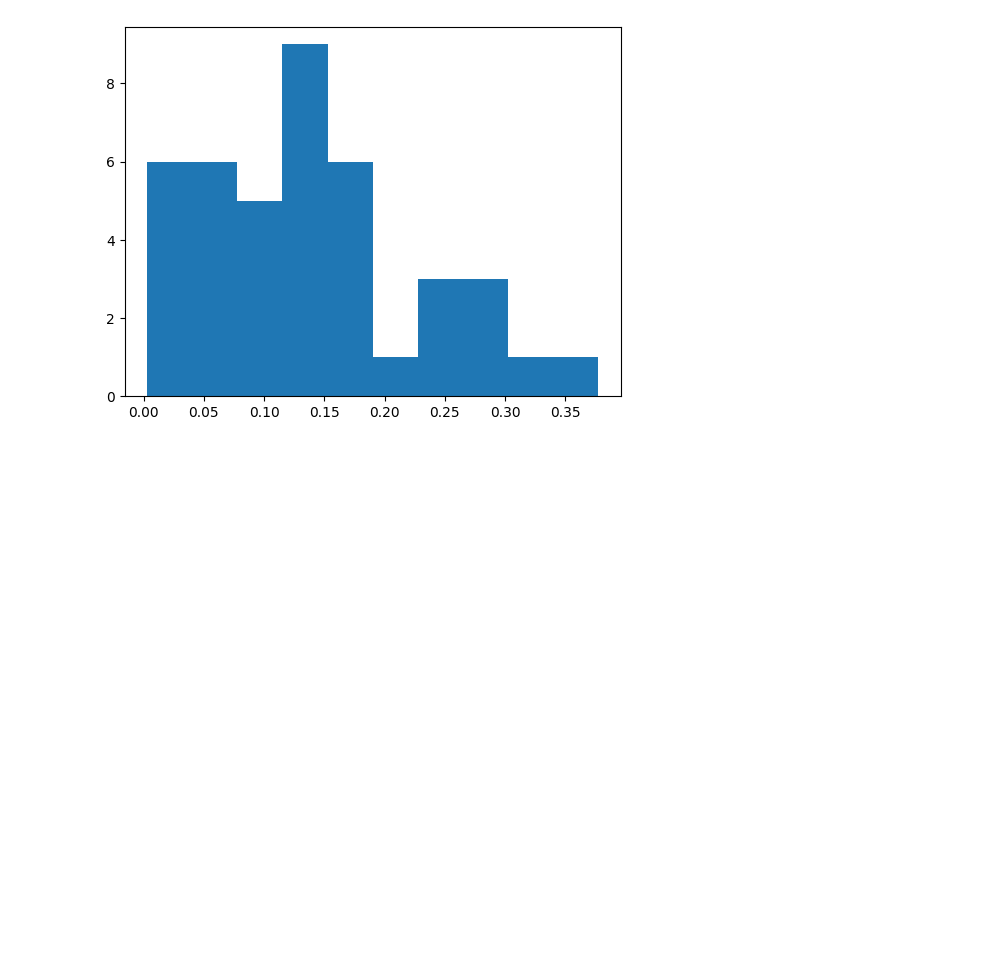
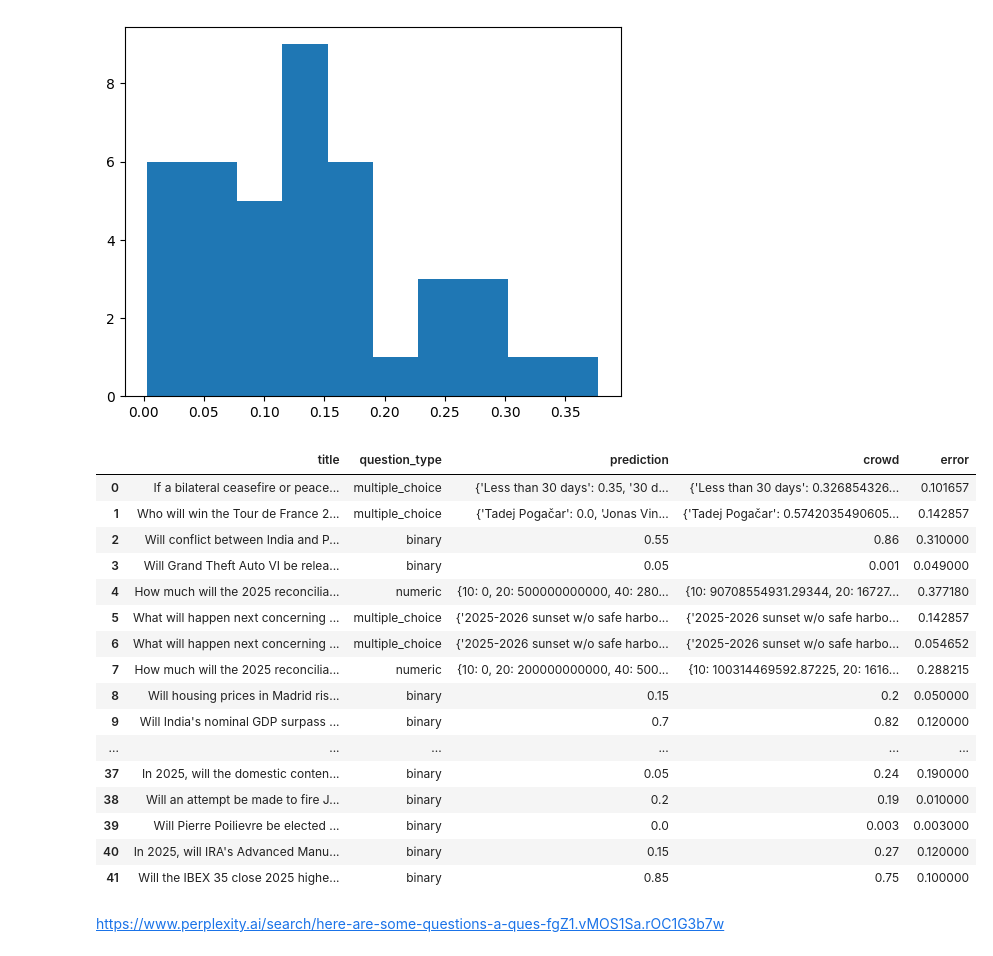
Before and after one commit to catskillsresearch/metac-bot-template, a Jupyter notebook: Community_Alignment.ipynb, the cells around one changed output. Cells and saved outputs as stored; diff of their text form; code cells hidden in the pictures; blank space fills up the shorter version.

```diff
--- a/Community_Alignment.ipynb
+++ b/Community_Alignment.ipynb
@@ -239,3 +239,25 @@ plt.hist(df.error.values);
 [figure]
 # %%
 df.to_json('community_results.json', indent=4)
+# %%
+df1 = df[['title', 'question_type', 'prediction', 'crowd', 'error']]
+# %%
+df1
+# %% [output]
+|  | title | question_type | prediction | crowd | error |
+| 0 | If a bilateral ceasefire or peace... | multiple_choice | {'Less than 30 days': 0.35, '30 d... | {'Less than 30 days': 0.326854326... | 0.101657 |
+| 1 | Who will win the Tour de France 2... | multiple_choice | {'Tadej Pogačar': 0.0, 'Jonas Vin... | {'Tadej Pogačar': 0.5742035490605... | 0.142857 |
+| 2 | Will conflict between India and P... | binary | 0.55 | 0.86 | 0.310000 |
+| 3 | Will Grand Theft Auto VI be relea... | binary | 0.05 | 0.001 | 0.049000 |
+| 4 | How much will the 2025 reconcilia... | numeric | {10: 0, 20: 500000000000, 40: 280... | {10: 90708554931.29344, 20: 16727... | 0.377180 |
+| 5 | What will happen next concerning ... | multiple_choice | {'2025-2026 sunset w/o safe harbo... | {'2025-2026 sunset w/o safe harbo... | 0.142857 |
+| 6 | What will happen next concerning ... | multiple_choice | {'2025-2026 sunset w/o safe harbo... | {'2025-2026 sunset w/o safe harbo... | 0.054652 |
+| 7 | How much will the 2025 reconcilia... | numeric | {10: 0, 20: 200000000000, 40: 500... | {10: 100314469592.87225, 20: 1616... | 0.288215 |
+| 8 | Will housing prices in Madrid ris... | binary | 0.15 | 0.2 | 0.050000 |
+| 9 | Will India's nominal GDP surpass ... | binary | 0.7 | 0.82 | 0.120000 |
+| ... | ... | ... | ... | ... | ... |
+| 37 | In 2025, will the domestic conten... | binary | 0.05 | 0.24 | 0.190000 |
+| 38 | Will an attempt be made to fire J... | binary | 0.2 | 0.19 | 0.010000 |
+| 39 | Will Pierre Poilievre be elected ... | binary | 0.0 | 0.003 | 0.003000 |
+| 40 | In 2025, will IRA's Advanced Manu... | binary | 0.15 | 0.27 | 0.120000 |
+| 41 | Will the IBEX 35 close 2025 highe... | binary | 0.85 | 0.75 | 0.100000 |
@@ -241,0 +266,2 @@ df.to_json('community_results.json', indent=4)
+# %% [markdown]
+https://www.perplexity.ai/search/here-are-some-questions-a-ques-fgZ1.vMOS1Sa.rOC1G3b7w
```
Also changed, not shown: parts of 1 cell of this notebook.
